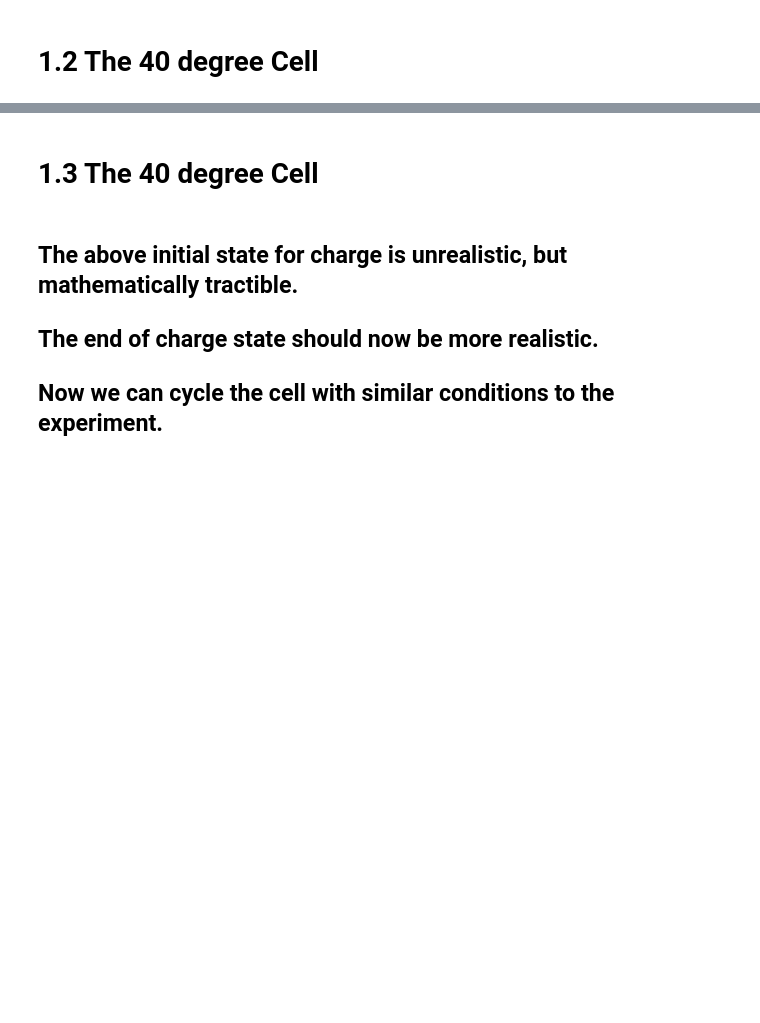
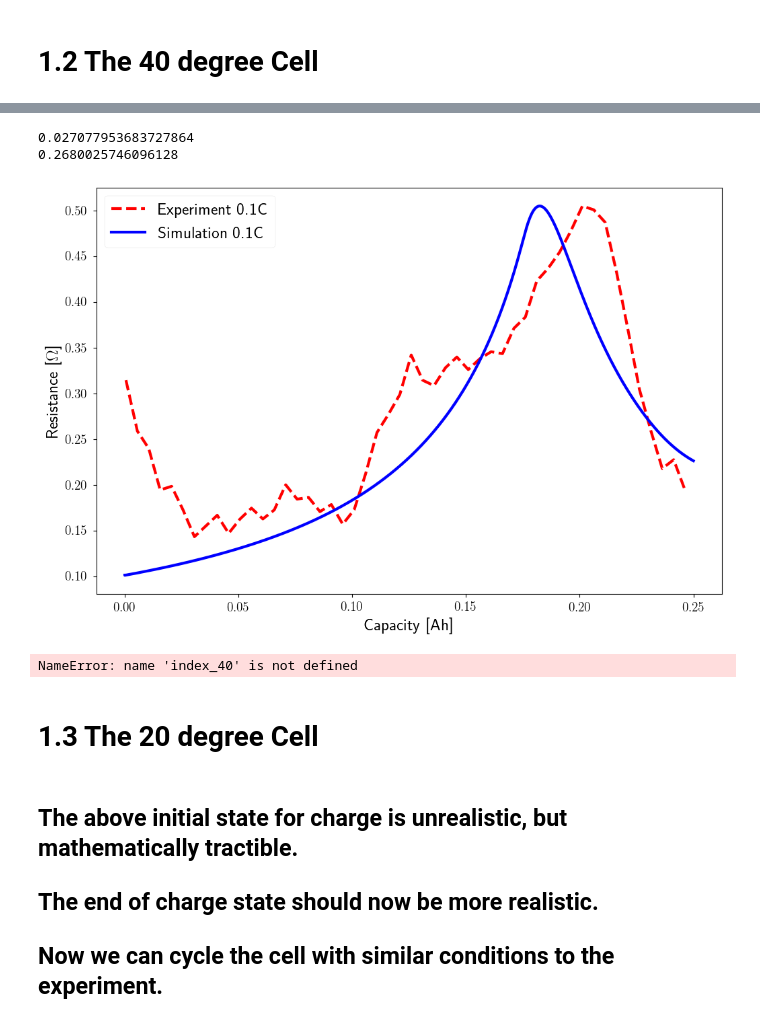
Before and after one commit to DrMichaelCornish/LiS-Models, a Jupyter notebook: Cornish & Marinescu (2021)/Parameter Fitting.ipynb, the cells around one changed output, grey strips where cells are left out. Saved outputs shown, nothing was run; the diff lists cells and outputs as text; code cells hidden in the pictures; blank space fills up the shorter version.

Commit message:
40 degree cell fitting nearly done

```diff
--- a/Cornish & Marinescu (2021)/Parameter Fitting.ipynb
+++ b/Cornish & Marinescu (2021)/Parameter Fitting.ipynb
@@ -631,0 +688,54 @@ TypeError: object of type 'NoneType' has no len()
+# %%
+capacity_40 = .0211*sim_40_cha1.solution.t/3600
+S4 = sim_40_cha1.solution['S4 [g]'].entries
+S2 = sim_40_cha1.solution['S2 [g]'].entries
+S1 = sim_40_cha1.solution['S [g]'].entries
+Li_40 = S1 + 0.5*S2 + 0.25*S4
+
+filename = 'Cornish & Marinescu (2021)/res_data'
+infile = open(filename,'rb')
+res_data = pickle.load(infile)
+infile.close()
+
+res_discharge_data = res_data['discharge']
+res_charge_data = res_data['charge']
+quick_index = len(res_charge_data['40'][0][res_charge_data['40'][0]< .25])
+plt.plot(res_charge_data['40'][0][:quick_index],res_charge_data['40'][1][:quick_index],linestyle='--')
+
+max_Li_40 = max(Li_40)
+max_R_40 = max(res_charge_data['40'][1])
+alpha1_40 = 0.25*max_Li_40*max_R_40
+beta1_40 = 1.25*max_Li_40
+R_40 = alpha1_40/(beta1_40 - Li_40)
+
+
+
+print(alpha1_40)
+print(beta1_40)
+
+plt.plot(capacity_40,R_40)
+
+
+plt.legend(['Experiment 0.1C', 'Simulation 0.1C'])
+plt.xlabel('Capacity [Ah]')
+plt.ylabel('Resistance [$\Omega$]');
+# %% [output]
+0.027077953683727864
+0.2680025746096128
+[figure, added]
+# %%
+loc = index_40
+S1_initial_40 = sim_40_cha1.solution['S [g]'].entries[loc]
+S2_initial_40 = sim_40_cha1.solution['S2 [g]'].entries[loc]
+S4_initial_40 = sim_40_cha1.solution['S4 [g]'].entries[loc]
+S8_initial_40 = sim_40_cha1.solution['S8 [g]'].entries[loc]
+Sp_initial_40 = sim_40_cha1.solution['Precipitated Sulfur [g]'].entries[loc]
+V_initial_40 = sim_40_cha1.solution['Terminal voltage [V]'].entries[loc]
+print(S8_initial_40)
+print(S4_initial_40)
+print(S2_initial_40)
+print(S1_initial_40)
+print(Sp_initial_40)
+print(V_initial_40)
+# %% [output]
+NameError: name 'index_40' is not defined
@@ -632,5 +817,5 @@ TypeError: object of type 'NoneType' has no len()
 # %% [markdown]
-# 1.3 The 40 degree Cell
+# 1.3 The 20 degree Cell
 # %%
 # Instantiate the model
 model_20 = models.Cornish2021()
```
Also changed, not shown: parts of 9 cells of this notebook.
